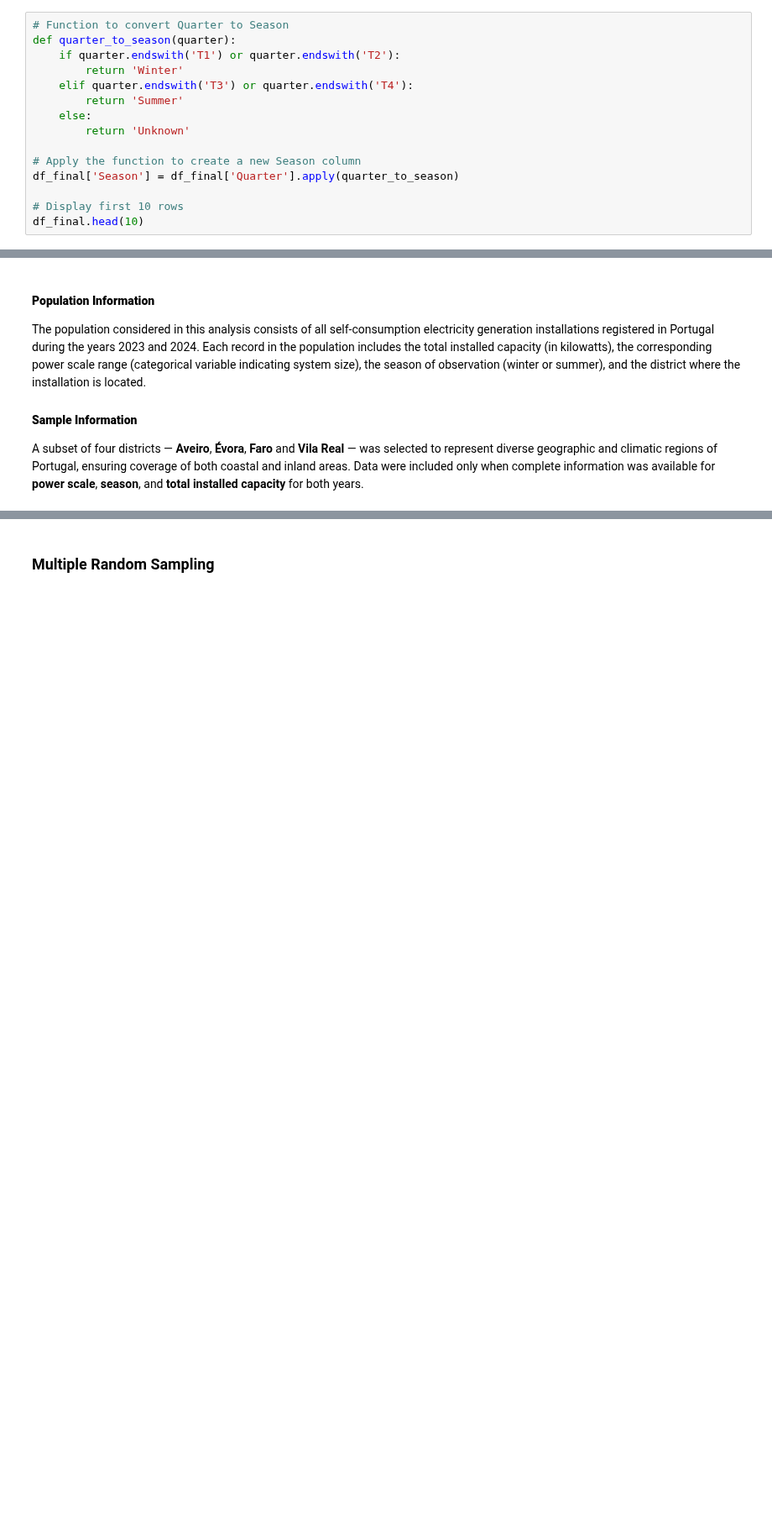
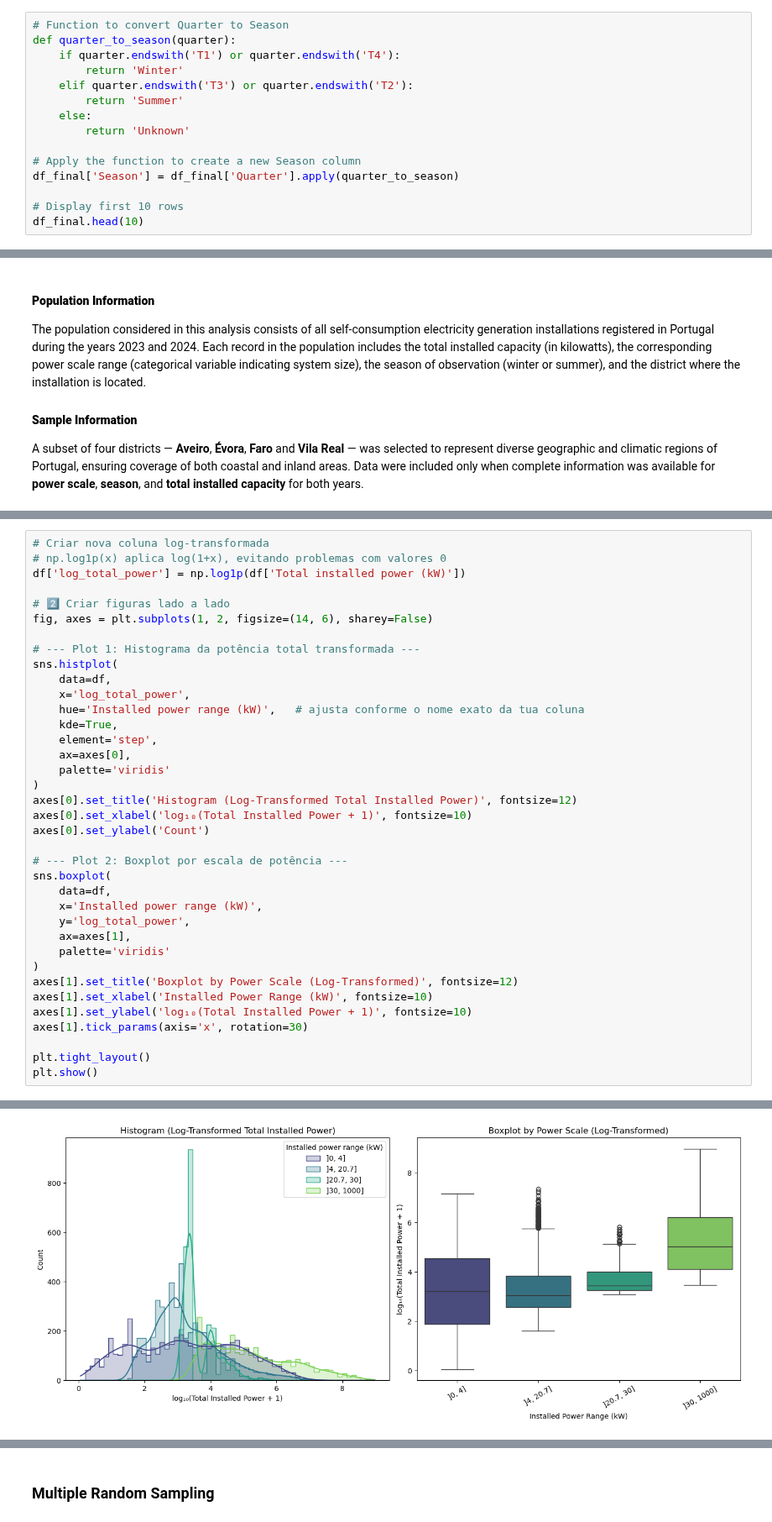
Before and after one commit to Mariana-rc01/WattWise, a Jupyter notebook: Notebooks/RQ3_toComplete.ipynb, the cells around one changed output, grey strips where cells are left out. Shown at 84% size. Saved outputs shown, nothing was run; the diff lists cells and outputs as text; blank space fills up the shorter version.

```diff
--- a/Notebooks/RQ3_toComplete.ipynb
+++ b/Notebooks/RQ3_toComplete.ipynb
@@ -377,9 +377,9 @@ df_final.head(10)
 # %%
 # Function to convert Quarter to Season
 def quarter_to_season(quarter):
-    if quarter.endswith('T1') or quarter.endswith('T2'):
+    if quarter.endswith('T1') or quarter.endswith('T4'):
         return 'Winter'
-    elif quarter.endswith('T3') or quarter.endswith('T4'):
+    elif quarter.endswith('T3') or quarter.endswith('T2'):
         return 'Summer'
     else:
         return 'Unknown'
@@ -735,0 +619,38 @@ to do
+# %%
+# Criar nova coluna log-transformada
+# np.log1p(x) aplica log(1+x), evitando problemas com valores 0
+df['log_total_power'] = np.log1p(df['Total installed power (kW)'])
+
+# 2️⃣ Criar figuras lado a lado
+fig, axes = plt.subplots(1, 2, figsize=(14, 6), sharey=False)
+
+# --- Plot 1: Histograma da potência total transformada ---
+sns.histplot(
+    data=df,
+    x='log_total_power',
+    hue='Installed power range (kW)',   # ajusta conforme o nome exato da tua coluna
+    kde=True,
+    element='step',
+    ax=axes[0],
+    palette='viridis'
+)
+axes[0].set_title('Histogram (Log-Transformed Total Installed Power)', fontsize=12)
+axes[0].set_xlabel('log₁₀(Total Installed Power + 1)', fontsize=10)
+axes[0].set_ylabel('Count')
+
+# --- Plot 2: Boxplot por escala de potência ---
+sns.boxplot(
+    data=df,
+    x='Installed power range (kW)',
+    y='log_total_power',
+    ax=axes[1],
+    palette='viridis'
+)
+axes[1].set_title('Boxplot by Power Scale (Log-Transformed)', fontsize=12)
+axes[1].set_xlabel('Installed Power Range (kW)', fontsize=10)
+axes[1].set_ylabel('log₁₀(Total Installed Power + 1)', fontsize=10)
+axes[1].tick_params(axis='x', rotation=30)
+
+plt.tight_layout()
+plt.show()
+# %% [output]
@@ -735,0 +660 @@ to do
+[figure, added]
```
Also changed, not shown: parts of 32 cells of this notebook.
